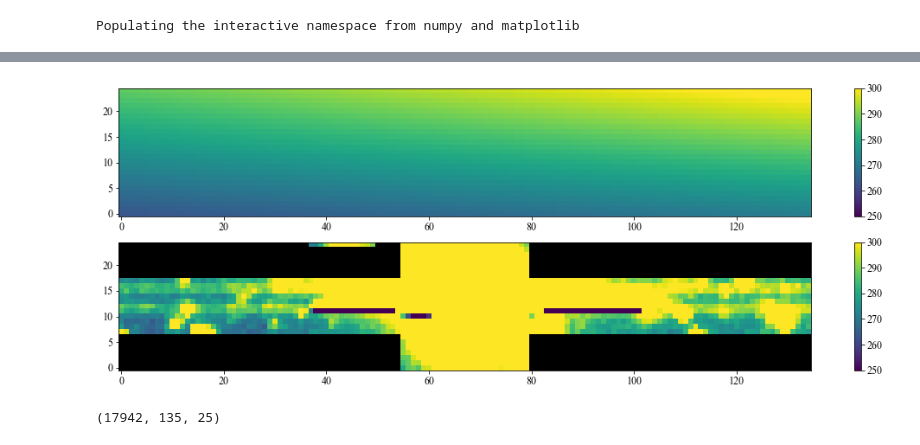
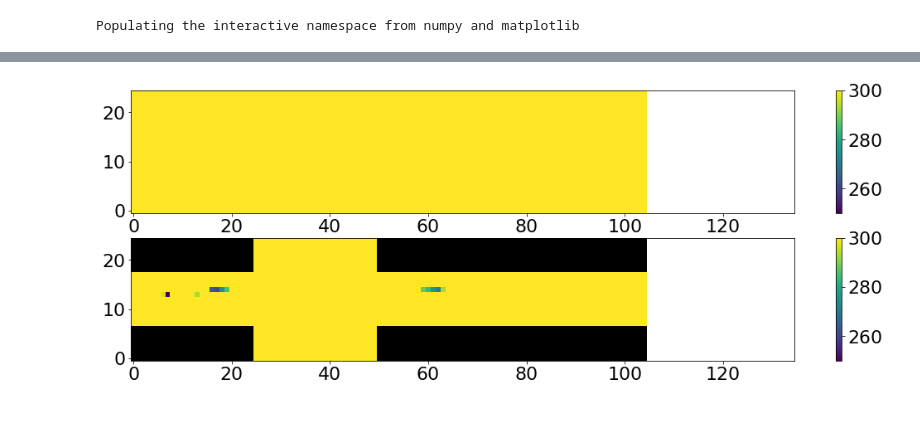
Before and after one commit to hvidy/tessbkgd, a Jupyter notebook: notebooks/iot_Dra_tpf.ipynb, the cells around one changed output, grey strips where cells are left out. Saved outputs shown, nothing was run; the diff lists cells and outputs as text; code cells hidden in the pictures; blank space fills up the shorter version.

```diff
--- a/notebooks/iot_Dra_tpf.ipynb
+++ b/notebooks/iot_Dra_tpf.ipynb
@@ -35,4 +38,4 @@ Populating the interactive namespace from numpy and matplotlib
 # %%
 target = "iot Dra"
 # %%
-# search = lk.search_targetpixelfile(target)
+search = lk.search_targetpixelfile(target)
@@ -103,35 +52,37 @@ tiltbks_xy_x_y = c[0,:,:,:]*x*y + c[1,:,:,:]*x + c[2,:,:,:]*y + c[3,:,:,:]
+# %%
+tpf = search[1].download()
+# %%
+tpf.__class__ = tessbkgd.tessbkgd.bkgd_tpf
+# %%
+newbkgd = tpf.get_bkgd()
 # %%
 fig,axes = plt.subplots(2,1,figsize=(18,6))
 
 xl=-0.5,134.5
 asp = 1
 frame = 8250
 cmax = 300
 cmin = 250
 
 cmap = mpl.cm.viridis
 # norm = np.size(newmask)
 cmap.set_bad('k',1.)
-im = ((tiltbks_xy_x_y[frame,:,:]).T)
+im = ((newbkgd[frame,:,:]).T)
 # plt.imshow(im,cmap=cmap, vmin=-2*np.nanmax(im),vmax=2*np.nanmax(im),
 #     interpolation='None',origin='lower')
 img = axes[0].imshow(im,cmap=cmap, vmin=np.nanmin(cmin),vmax=np.nanmax(cmax),
     interpolation='None',origin='lower',aspect=asp)
 axes[0].set_xlim(xl)
 plt.colorbar(img, ax=axes[0])
 
 im2 = (((tpf.flux[frame,:,:]+tpf.flux_bkg[frame,:,:])).T)
 # plt.imshow(im,cmap=cmap, vmin=-2*np.nanmax(im),vmax=2*np.nanmax(im),
 #     interpolation='None',origin='lower')
 img = axes[1].imshow(im2,cmap=cmap, vmin=np.nanmin(cmin),vmax=np.nanmax(cmax),
     interpolation='None',origin='lower',aspect=asp)
 axes[1].set_xlim(xl)
 plt.colorbar(img, ax=axes[1])
 
 plt.show()
 # %% [output]
-[figure, old version]
+[figure, new version]
-# %%
-tpf.flux_bkg.shape
-# %% [output]
-(17942, 135, 25)
```
Also changed, not shown: parts of 33 cells of this notebook, 1 other file.
